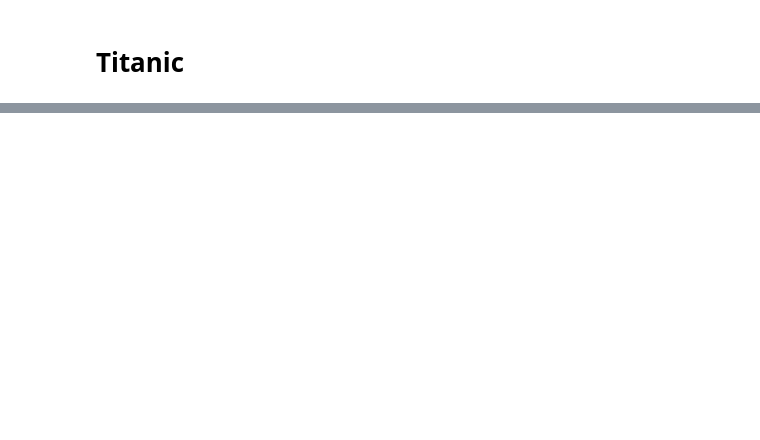
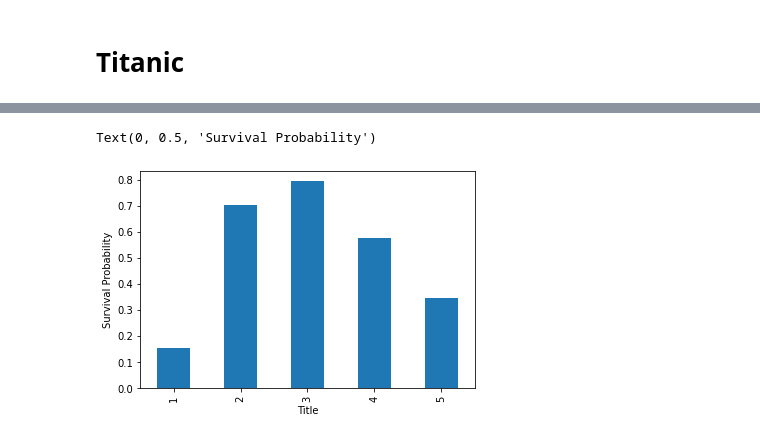
Before and after one commit to omgitsmj24/BOOT_AI_INTERN, a Jupyter notebook: Data Preprocessing/Week1/titanic copy.ipynb, the cells around one changed output, grey strips where cells are left out. Drawn from its saved outputs; the diff is of its cells as text; code cells hidden in the pictures; blank space fills up the shorter version.

```diff
--- a/Data Preprocessing/Week1/titanic copy.ipynb
+++ b/Data Preprocessing/Week1/titanic copy.ipynb
@@ -23,0 +212,7 @@ X_test = test.values
+# %%
+plt = X_train_cp[['Title', 'Survived']].groupby('Title').mean().Survived.plot(kind = 'bar', )
+plt.set_xlabel('Title')
+plt.set_ylabel('Survival Probability')
+# %% [output]
+Text(0, 0.5, 'Survival Probability')
+[figure, added]
```
Also changed, not shown: parts of 35 cells of this notebook.
